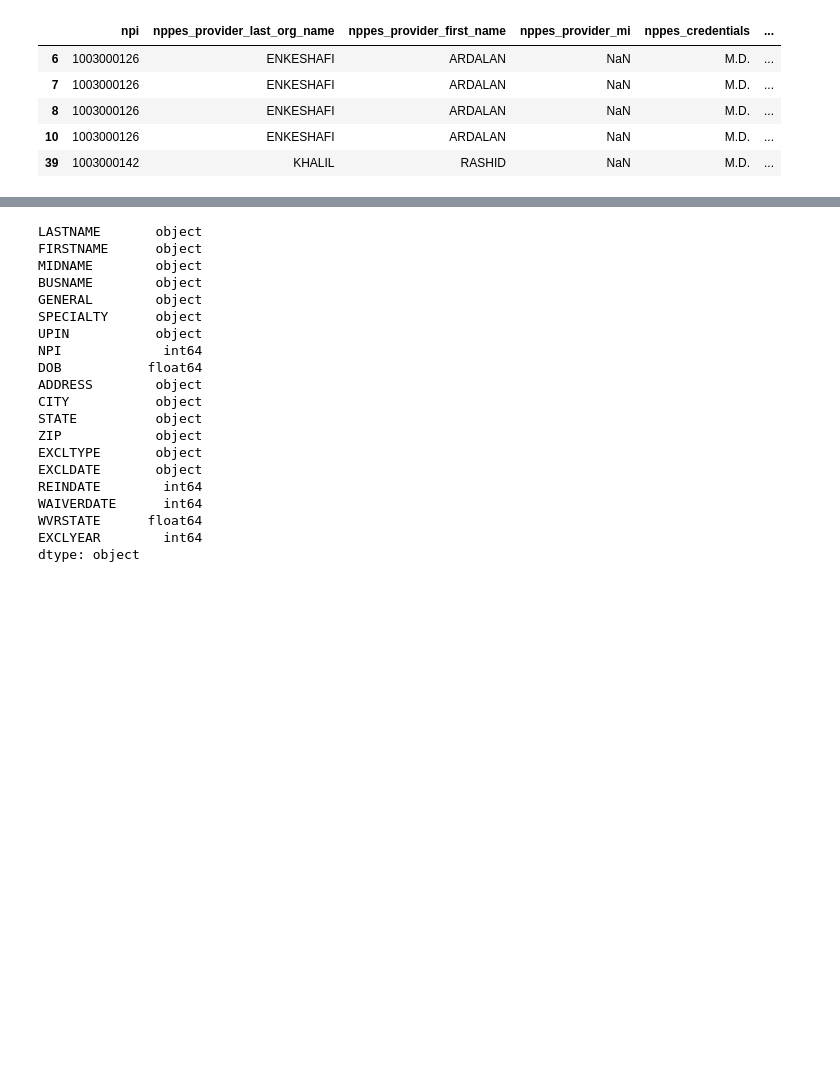
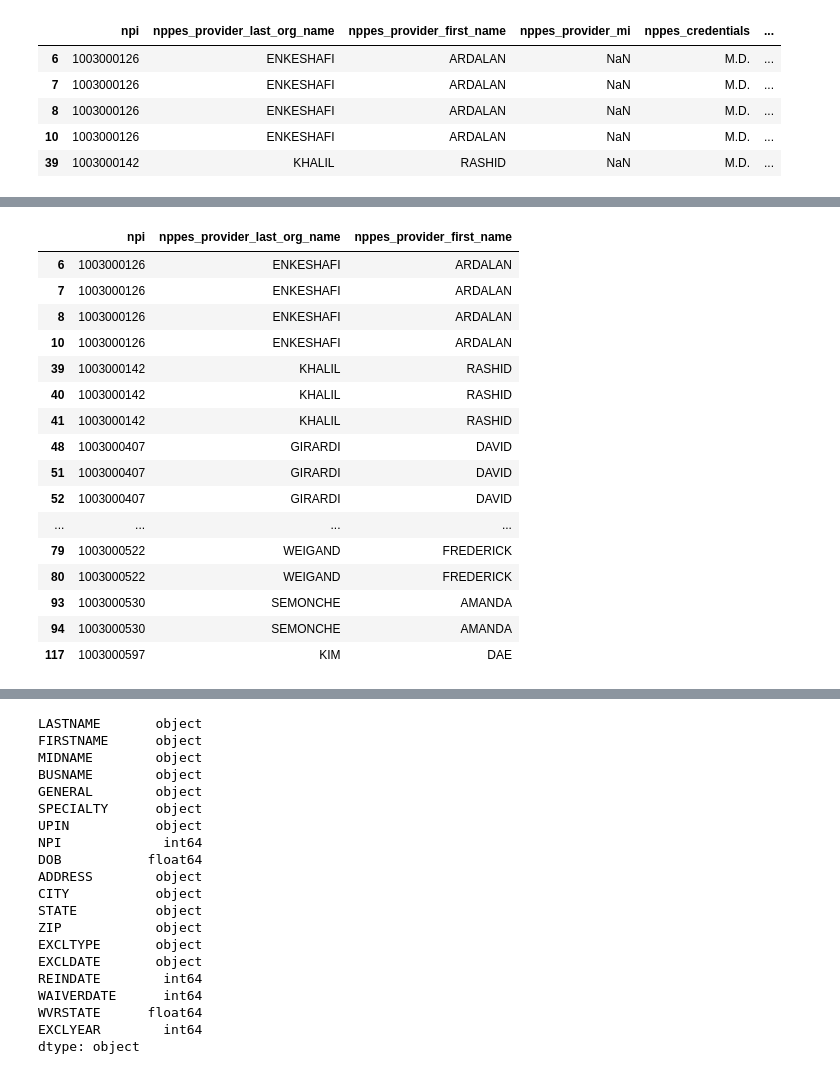
Before and after one commit to radsn/Medicare_anomaly_detection, a Jupyter notebook: capstone_hcpcs10.ipynb, the cells around one changed output, grey strips where cells are left out. Cells and saved outputs as stored; diff of their text form; code cells hidden in the pictures; blank space fills up the shorter version.

Commit message:
Added checks on individual and org names

```diff
--- a/capstone_hcpcs10.ipynb
+++ b/capstone_hcpcs10.ipynb
@@ -139,0 +150,2 @@ hcpcs10.head()
+# %%
+hcpcs10_ind = hcpcs10[hcpcs10['nppes_entity_code']=='I']
@@ -139,0 +203,20 @@ hcpcs10.head()
+# %%
+hcpcs10_ind[['npi','nppes_provider_last_org_name','nppes_provider_first_name']].head(20)
+# %% [output]
+|  | npi | nppes_provider_last_org_name | nppes_provider_first_name |
+| 6 | 1003000126 | ENKESHAFI | ARDALAN |
+| 7 | 1003000126 | ENKESHAFI | ARDALAN |
+| 8 | 1003000126 | ENKESHAFI | ARDALAN |
+| 10 | 1003000126 | ENKESHAFI | ARDALAN |
+| 39 | 1003000142 | KHALIL | RASHID |
+| 40 | 1003000142 | KHALIL | RASHID |
+| 41 | 1003000142 | KHALIL | RASHID |
+| 48 | 1003000407 | GIRARDI | DAVID |
+| 51 | 1003000407 | GIRARDI | DAVID |
+| 52 | 1003000407 | GIRARDI | DAVID |
+| ... | ... | ... | ... |
+| 79 | 1003000522 | WEIGAND | FREDERICK |
+| 80 | 1003000522 | WEIGAND | FREDERICK |
+| 93 | 1003000530 | SEMONCHE | AMANDA |
+| 94 | 1003000530 | SEMONCHE | AMANDA |
+| 117 | 1003000597 | KIM | DAE |
```
Also changed, not shown: parts of 37 cells of this notebook.
